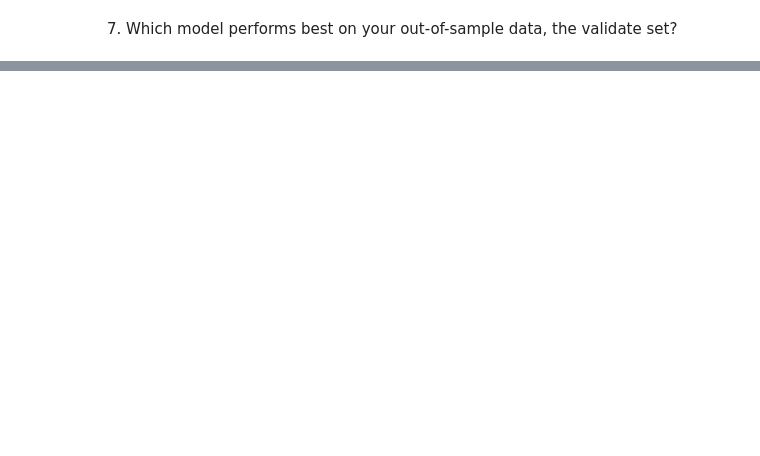
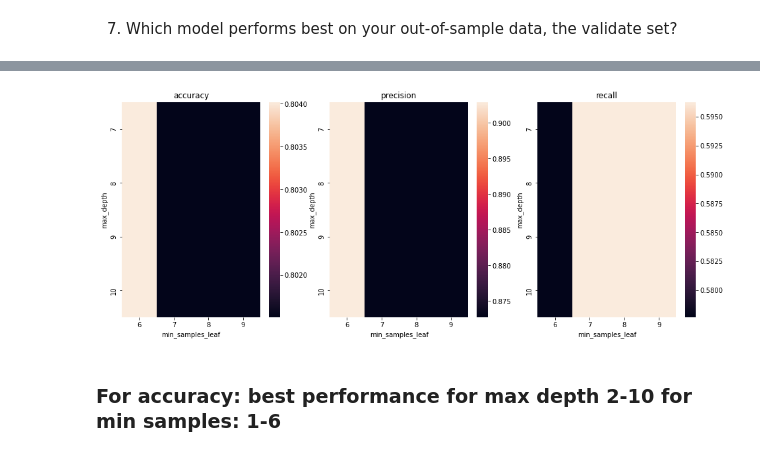
Before and after one commit to jesse-d-marder/classification-exercises, a Jupyter notebook: model.ipynb, the cells around one changed output, grey strips where cells are left out. Drawn from its saved outputs; the diff is of its cells as text; code cells hidden in the pictures; blank space fills up the shorter version.

```diff
--- a/model.ipynb
+++ b/model.ipynb
@@ -176,0 +488,2 @@ True negative rate: 95.78%
+# %%
+train, validate, test = train_validate_test_split(df, target = 'survived')
@@ -176,0 +501,2 @@ True negative rate: 95.78%
+# %%
+selected_features = ['pclass','embark_town_Queenstown','embark_town_Southampton','sex_male']
@@ -176,0 +601,45 @@ True negative rate: 95.78%
+# %%
+depths =[]
+min_samples = []
+accuracies = []
+precisions = []
+recalls = []
+v_accuracies = []
+v_precisions = []
+v_recalls = []
+
+for depth in range(10,6,-1):
+    for min_sample in range(6,10):
+        depths.append(depth)
+        min_samples.append(min_sample)
+        reports = random_forest(train, validate, selected_features, min_sample, depth, False)
+
+        train_report = reports['train']
+        accuracies.append(train_report['accuracy'])
+        precisions.append(train_report['1']['precision'])
+        recalls.append(train_report['1']['recall'])
+
+        validate_report = reports['validate']
+        v_accuracies.append(validate_report['accuracy'])
+        v_precisions.append(validate_report['1']['precision'])
+        v_recalls.append(validate_report['1']['recall'])
+
+train_results_df= pd.DataFrame(data = {"max_depth":depths,"min_samples_leaf":min_samples,"accuracy":accuracies,"precision":precisions,"recall":recalls})
+validate_results_df= pd.DataFrame(data = {"max_depth":depths,"min_samples_leaf":min_samples,"accuracy":v_accuracies,"precision":v_precisions,"recall":v_recalls})
+# %%
+_, ax = plt.subplots(1,3, figsize=(16,6))
+to_plot = ["accuracy","precision","recall"]
+for i, metric in enumerate(to_plot):
+    heatmap_df = train_results_df.pivot("max_depth","min_samples_leaf",metric)
+    sns.heatmap(heatmap_df, ax=ax[i])
+    ax[i].set_title(metric)
+
+# plt.show()
+# for i, metric in enumerate(to_plot):
+#     heatmap_df = validate_results_df.pivot("max_depth","min_samples_leaf",metric)
+#     sns.heatmap(heatmap_df, ax=ax[i])
+#     ax[i].set_title(metric)
+# %% [output]
+[figure, added]
+# %% [markdown]
+### For accuracy: best performance for max depth 2-10 for min samples: 1-6
```
Also changed, not shown: parts of 48 cells of this notebook, 1 other file.
